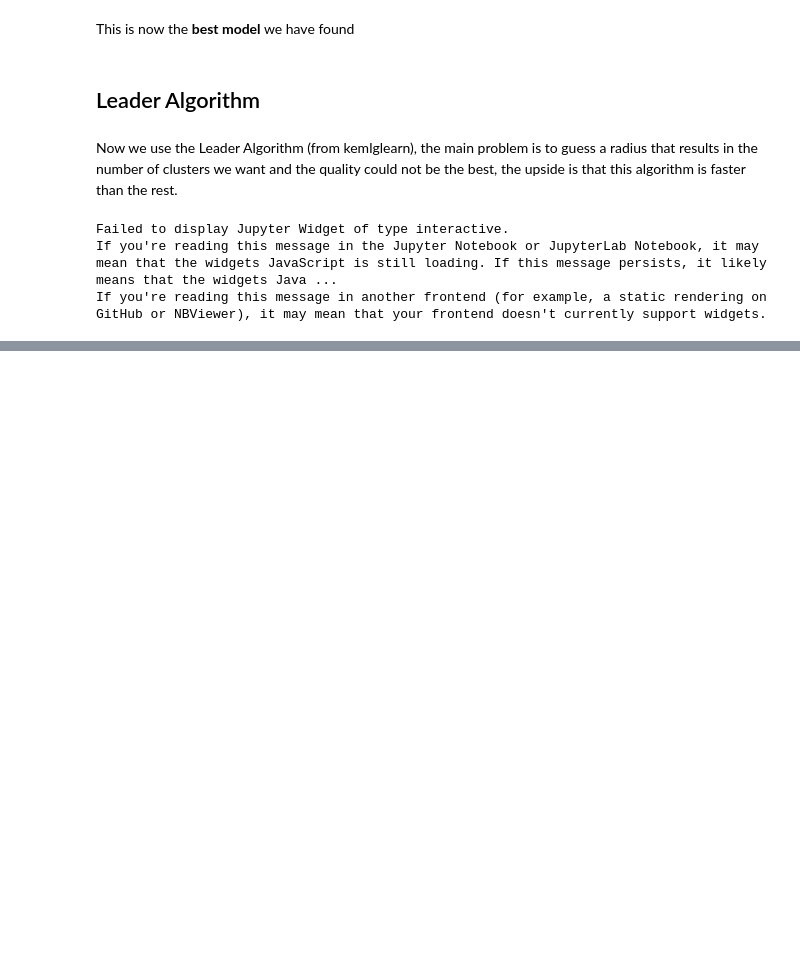
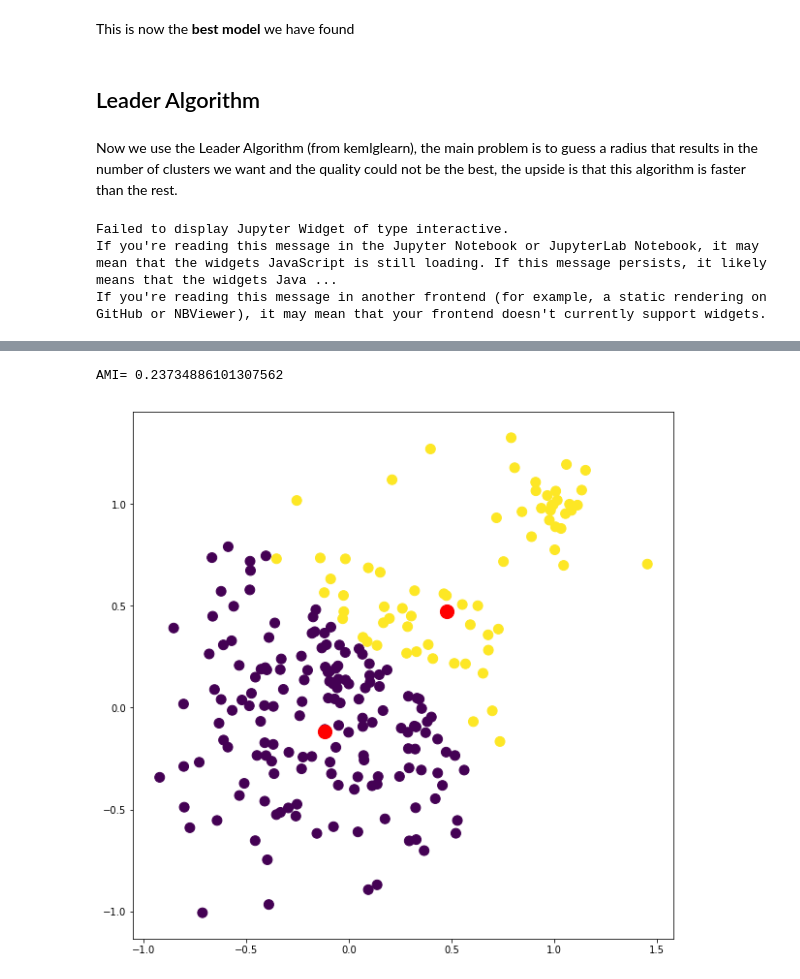
Before and after one commit to bejar/URLNotebooks, a Jupyter notebook: Notebooks/07PrototypeClustering.ipynb, the cells around one changed output, grey strips where cells are left out. Saved outputs shown, nothing was run; the diff lists cells and outputs as text; code cells hidden in the pictures; blank space fills up the shorter version.

```diff
--- a/Notebooks/07PrototypeClustering.ipynb
+++ b/Notebooks/07PrototypeClustering.ipynb
@@ -148,0 +177,11 @@ If you're reading this message in another frontend (for example, a static render
+# %%
+kmd = KMedoidsFlexible(n_clusters=2, max_iter=200)
+kmd.fit(blobs)
+labels = kmd.fit_predict(blobs)
+print("AMI=", adjusted_mutual_info_score(blabels, labels))
+plt.figure(figsize=(10,10))
+plt.scatter(blobs[:, 0], blobs[:, 1], c=labels, s=100)
+plt.scatter(kmd.cluster_medoids_[:,0], kmd.cluster_medoids_[:,0], c='r', s=200);
+# %% [output]
+AMI= 0.23734886101307562
+[figure, added]
```
Also changed, not shown: parts of 21 cells of this notebook, 15 other files.
